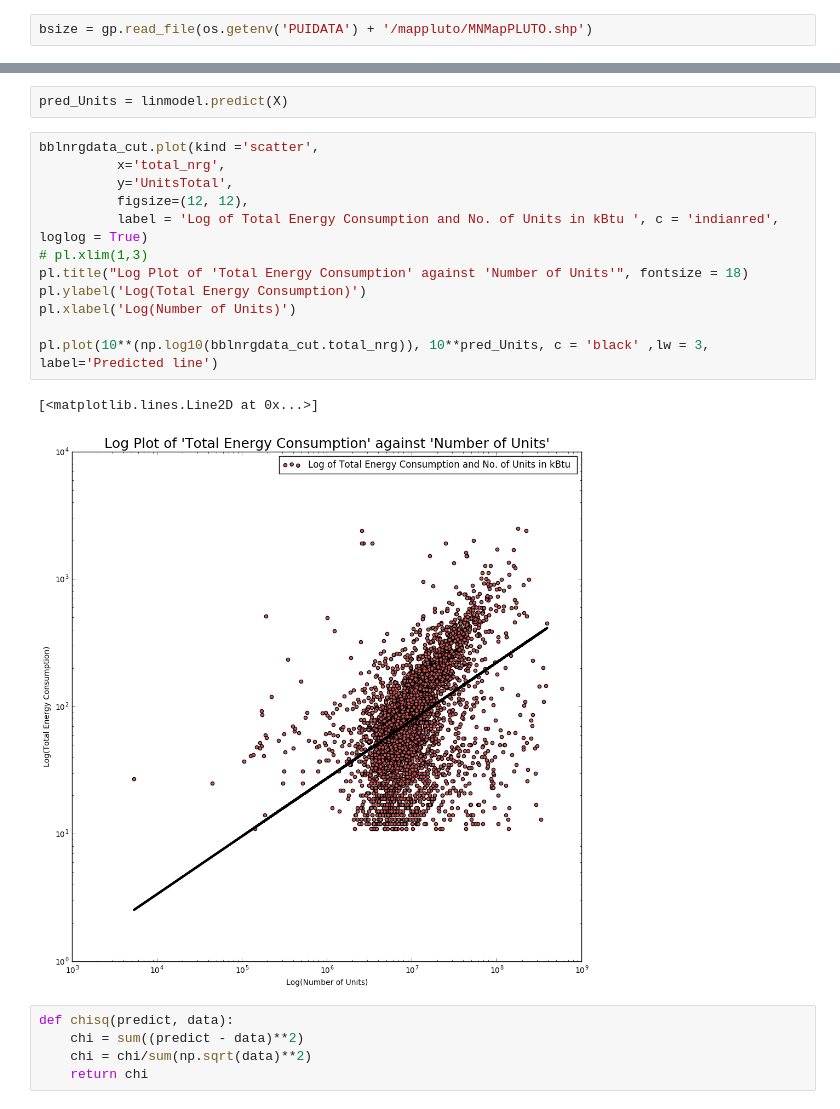
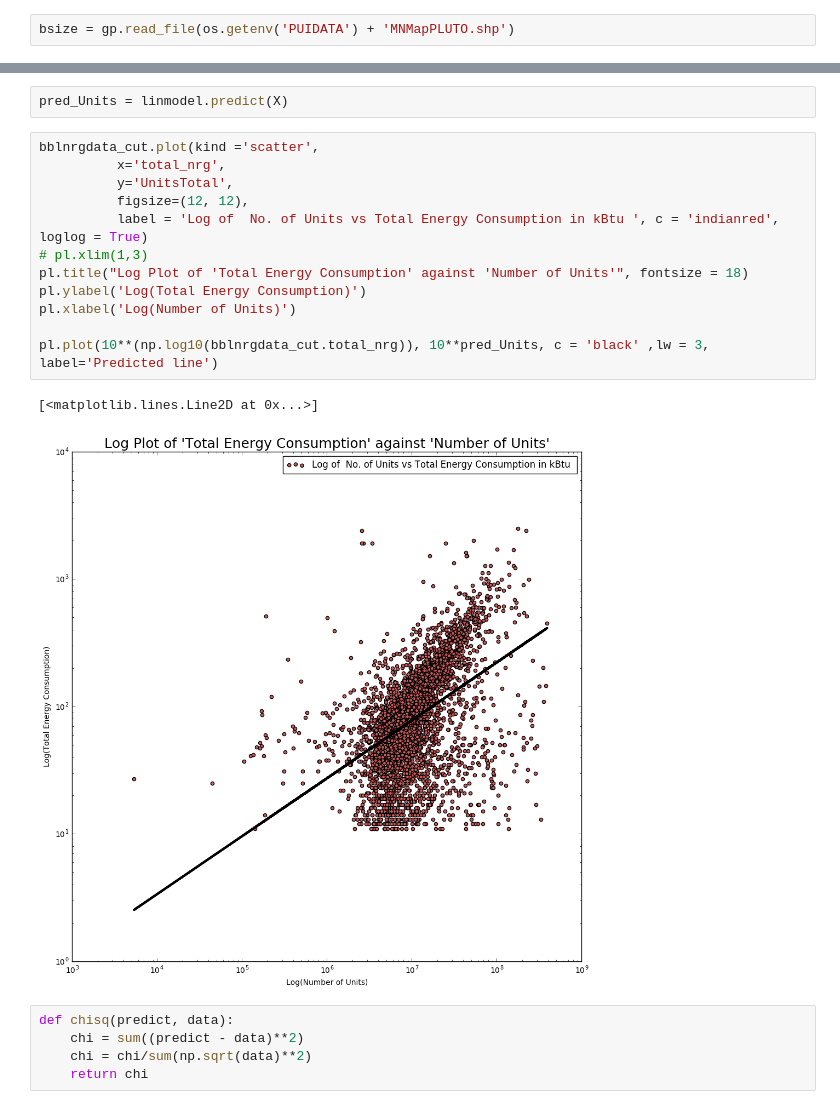
Before and after one commit to aaron-15/PUI2016_ajd629, a Jupyter notebook: HW6_ajd629/HW6_1_ajd629.ipynb, the cells around one changed output, grey strips where cells are left out. Saved outputs shown, nothing was run; the diff lists cells and outputs as text.

```diff
--- a/HW6_ajd629/HW6_1_ajd629.ipynb
+++ b/HW6_ajd629/HW6_1_ajd629.ipynb
@@ -39,7 +39,7 @@ os.system('unzip ' + os.getenv('PUIDATA') + ' mn_mappluto_16v1.zip')
 # %% [output]
 2304
 # %%
-bsize = gp.read_file(os.getenv('PUIDATA') + '/mappluto/MNMapPLUTO.shp')
+bsize = gp.read_file(os.getenv('PUIDATA') + 'MNMapPLUTO.shp')
 # %%
 nrg.head()
 # %% [output]
@@ -497,18 +497,18 @@ pred_Units = linmodel.predict(X)
 # %%
 bblnrgdata_cut.plot(kind ='scatter',
           x='total_nrg',
           y='UnitsTotal',
           figsize=(12, 12),
-          label = 'Log of Total Energy Consumption and No. of Units in kBtu ', c = 'indianred', loglog = True)
+          label = 'Log of  No. of Units vs Total Energy Consumption in kBtu ', c = 'indianred', loglog = True)
 # pl.xlim(1,3)
 pl.title("Log Plot of 'Total Energy Consumption' against 'Number of Units'", fontsize = 18)
 pl.ylabel('Log(Total Energy Consumption)')
 pl.xlabel('Log(Number of Units)')
 
 pl.plot(10**(np.log10(bblnrgdata_cut.total_nrg)), 10**pred_Units, c = 'black' ,lw = 3, label='Predicted line')
 # %% [output]
 [<matplotlib.lines.Line2D at 0x...>]
-[figure, old version]
+[figure, new version]
 # %%
 def chisq(predict, data):
     chi = sum((predict - data)**2)
```
Also changed, not shown: parts of 1 cell of this notebook, 2 other files.
